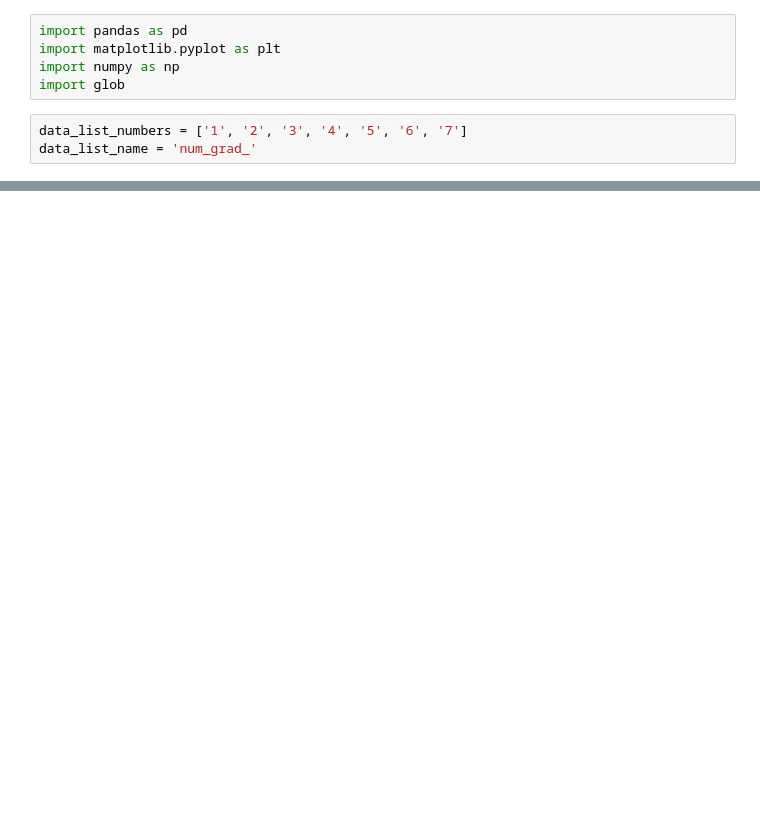
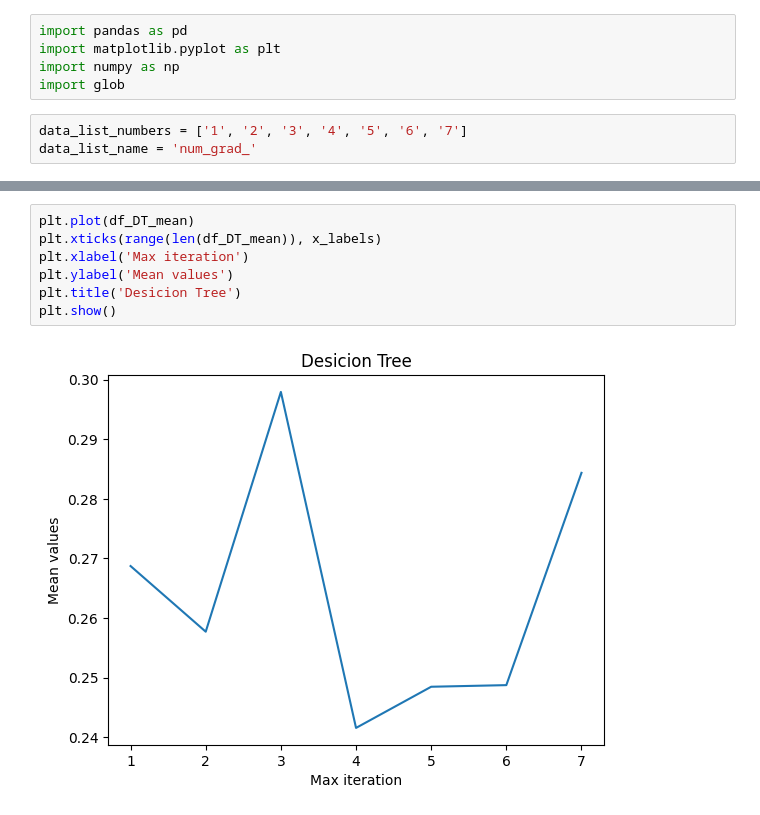
Before and after one commit to erirosv/Master-Thesis, a Jupyter notebook: modelling/sensitivity/sensitivity_avg_grad.ipynb, the cells around one changed output, grey strips where cells are left out. Cells and saved outputs as stored; diff of their text form; blank space fills up the shorter version.

```diff
--- a/modelling/sensitivity/sensitivity_avg_grad.ipynb
+++ b/modelling/sensitivity/sensitivity_avg_grad.ipynb
@@ -36,0 +133,9 @@ IndexError: list index out of range
+# %%
+plt.plot(df_DT_mean)
+plt.xticks(range(len(df_DT_mean)), x_labels)
+plt.xlabel('Max iteration')
+plt.ylabel('Mean values')
+plt.title('Desicion Tree')
+plt.show()
+# %% [output]
+[figure, added]
```
Also changed, not shown: parts of 9 cells of this notebook, 5 other files.
